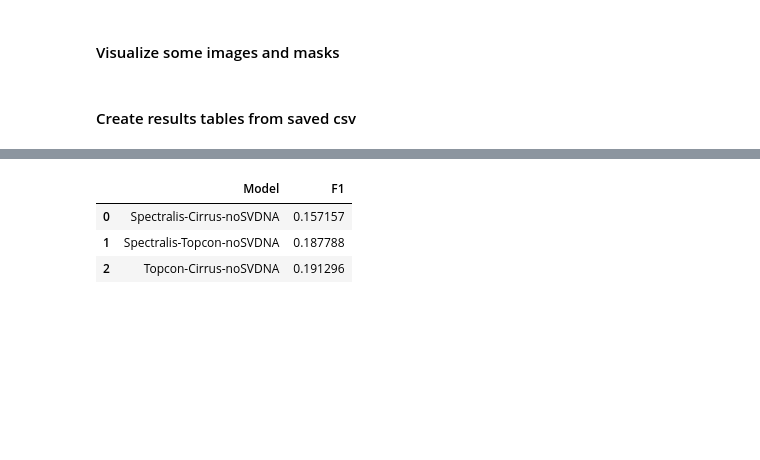
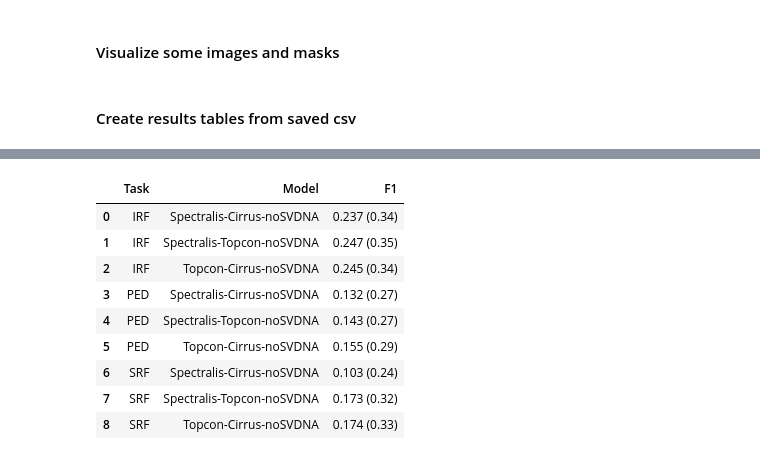
Before and after one commit to moritsih/OPTIMA_SeminarPractical, a Jupyter notebook: practical/main.ipynb, the cells around one changed output, grey strips where cells are left out. Cells and saved outputs as stored; diff of their text form; code cells hidden in the pictures; blank space fills up the shorter version.

```diff
--- a/practical/main.ipynb
+++ b/practical/main.ipynb
@@ -346,12 +434,24 @@ untrained
 # %%
-untrained = result[result["Model"].isin(mean_nosvdna)]
-untrained = untrained.groupby(["Task", "Model"]).mean().reset_index()
+orig = result[result["Model"].isin(mean_nosvdna)]
+x = orig.groupby(["Task", "Model"]).mean().reset_index()
+y = orig.groupby(["Task", "Model"]).std().reset_index()
+
 # only get columns Task, Model and F1
-untrained = untrained[["Task", "Model", "F1"]]
-untrained = untrained.groupby(["Model"]).mean(numeric_only=True).reset_index()
-untrained
+y = y[["Task", "Model", "F1"]]
+x = x[["Task", "Model", "F1"]]
+#x = x.groupby(["Model"]).mean(numeric_only=True).reset_index()
+
+# combine F1 column of x and y like "x (y)"
+x["F1"] = x["F1"].round(3).astype(str) + " (" + y["F1"].round(2).astype(str) + ")"
+x
 # %% [output]
-|  | Model | F1 |
-| 0 | Spectralis-Cirrus-noSVDNA | 0.157157 |
-| 1 | Spectralis-Topcon-noSVDNA | 0.187788 |
-| 2 | Topcon-Cirrus-noSVDNA | 0.191296 |
+|  | Task | Model | F1 |
+| 0 | IRF | Spectralis-Cirrus-noSVDNA | 0.237 (0.34) |
+| 1 | IRF | Spectralis-Topcon-noSVDNA | 0.247 (0.35) |
+| 2 | IRF | Topcon-Cirrus-noSVDNA | 0.245 (0.34) |
+| 3 | PED | Spectralis-Cirrus-noSVDNA | 0.132 (0.27) |
+| 4 | PED | Spectralis-Topcon-noSVDNA | 0.143 (0.27) |
+| 5 | PED | Topcon-Cirrus-noSVDNA | 0.155 (0.29) |
+| 6 | SRF | Spectralis-Cirrus-noSVDNA | 0.103 (0.24) |
+| 7 | SRF | Spectralis-Topcon-noSVDNA | 0.173 (0.32) |
+| 8 | SRF | Topcon-Cirrus-noSVDNA | 0.174 (0.33) |
```
Also changed, not shown: parts of 11 cells of this notebook, 1 other file.
